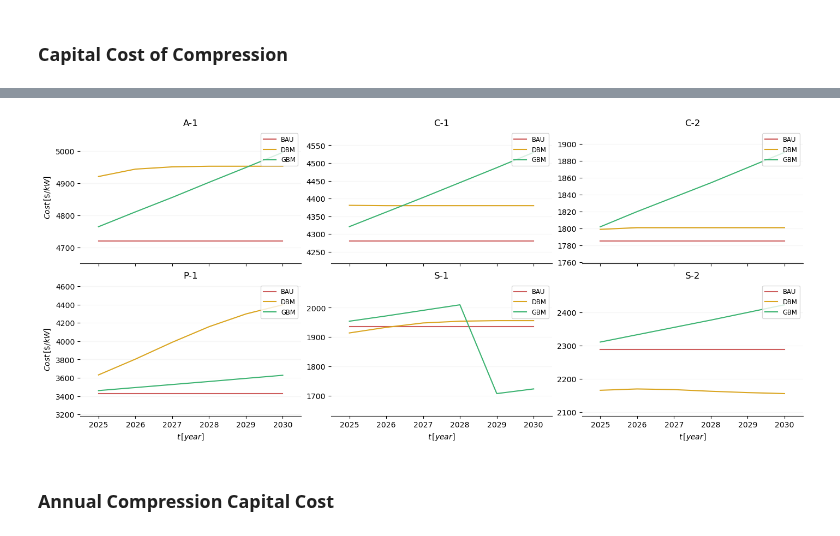
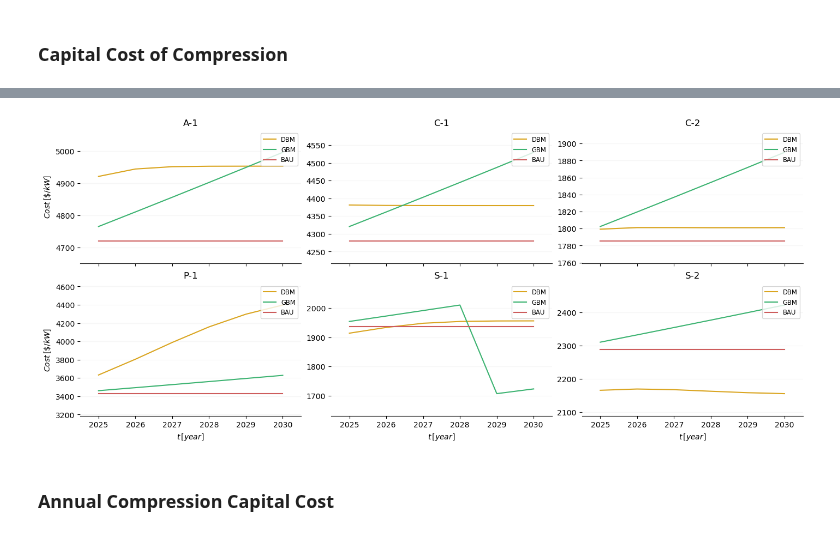
Before and after one commit to thiagoneye/costcaster, a Jupyter notebook: src/cost.ipynb, the cells around one changed output, grey strips where cells are left out. Cells and saved outputs as stored; diff of their text form; code cells hidden in the pictures.

```diff
--- a/src/cost.ipynb
+++ b/src/cost.ipynb
@@ -215,67 +312,34 @@ fig.savefig(f"../img/power_requirement.png", dpi=600, bbox_inches="tight")
 # %%
 # Capital Cost of Compression ($)
 
-repeated_term = (1000 * df_ccp / 365) / (24 * 3600 * np.ceil(df_pr / 60000))
-df_ccc_m = (
-    ((1000 * df_ccp / 365) / (24 * 3600))
-    * (
-        (0.13 * (10**6) / (repeated_term**0.71))
-        + (1.4 * (10**6) * np.log(p_cutoff / p_initial) / (repeated_term**0.6))
-    )
-    * 2.107
+c1 = 0.13 * (10**6)
+c2 = 1.4 * (10**6)
+v = kappa * (corrected_carbon_emissions / 365) / (np.ceil(power_requirement / 60000))
+
+capital_cost = (
+    kappa
+    * (corrected_carbon_emissions * 2.107 / 365)  # mass_flow_rate
+    * ((c1 / (v**0.71)) + (c2 * np.log(pressure_ratio) / (v**0.6)))
 )
-df_ccc_m = df_ccc_m.round(0).astype(int)
-display(df_ccc_m)
+display(capital_cost.round(0).astype(int))
 
 # Capital Cost of Compression ($/kW)
 
-df_ccc = df_ccc_m/df_pr
-df_ccc = df_ccc.round(0).astype(int)
-display(df_ccc)
+capital_cost_per_power = capital_cost / power_requirement
+display(capital_cost_per_power.round(0).astype(int))
 
 # Plot
 
-fig, axs = plt.subplots(2, 3, figsize=(14, 6), constrained_layout=True, sharex=True)
-axs = axs.flatten()
-
-for company_id, company_name in enumerate(list_of_companies):
-    ax = axs[company_id]
-    X = df_ccc.index.values
-    y_values = None
-
-    # BAU
-    column_name = f"{company_name} - BAU"
-    data = df_ccc.loc[:, column_name].values
-    y_values = data
-    ax.plot(X, data, color=COLORS["BAU"], label="BAU")
-
-    # DBM
-    column_name = f"{company_name} - DBM"
-    data = df_ccc.loc[:, column_name].values
-    y_values = np.concatenate((y_values, data))
-    ax.plot(X, data, color=COLORS["DBM"], label="DBM")
-
-    # GBM
-    column_name = f"{company_name} - GBM"
-    data = df_ccc.loc[:, column_name].values
-    y_values = np.concatenate((y_values, data))
-    ax.plot(X, data, color=COLORS["GBM"], label="GBM")
-
-    config_plot(
-        ax,
-        y_values,
-        x_lim=[2025 - 0.5, 2031 - 0.5],
-        title=company_name,
-        x_multiplelocator=1,
-    )
-
-    if company_id in [0, 3]:
-        ax.set_ylabel("$Cost \\, [\$/kW]$")
-
-    if company_id >= 3:
-        ax.set_xlabel("$t \\, [year]$")
-
-fig.savefig(f"../img/capital_cost_of_compression.png", dpi=600, bbox_inches="tight")
+plot_cost = {
+    "ylabel": "$Cost \\, [\$/kW]$",
+    "save_path": "../img/capital_cost.png",
+    "colors": {
+        "DBM": mcolors.CSS4_COLORS["goldenrod"],
+        "GBM": mcolors.CSS4_COLORS["mediumseagreen"],
+        "BAU": mcolors.CSS4_COLORS["indianred"],
+    },
+}
+plot_dataframes(capital_cost_per_power, list_of_companies, plot_cost)
 # %% [output]
 |  | A-1 - BAU | A-1 - DBM | A-1 - GBM | C-1 - BAU | C-1 - DBM | C-1 - GBM | C-2 - BAU | C-2 - DBM | C-2 - GBM | ... |
 | Years |  |  |  |  |  |  |  |  |  | ... |
@@ -296,4 +360,4 @@ fig.savefig(f"../img/capital_cost_of_compression.png", dpi=600, bbox_inches="tig
-[figure, old version]
+[figure, new version]
 # %% [markdown]
 ### Annual Compression Capital Cost
 # %%
```
Also changed, not shown: parts of 11 cells of this notebook, 5 other files.
